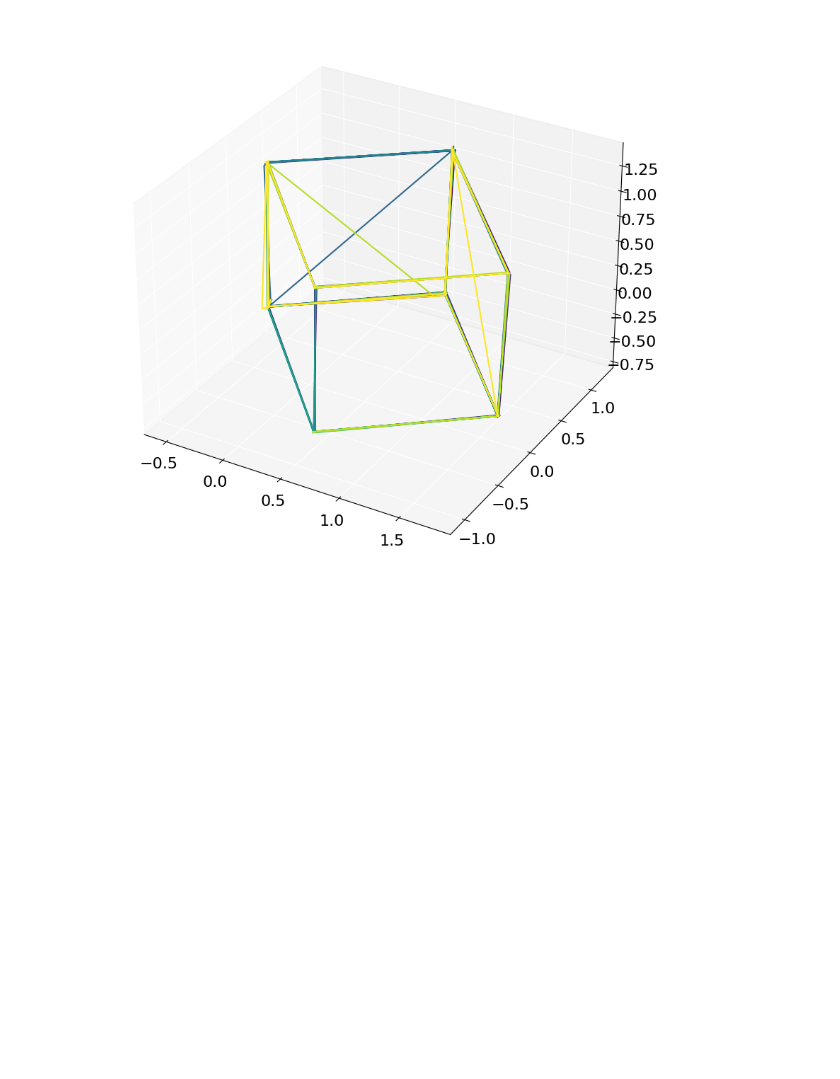
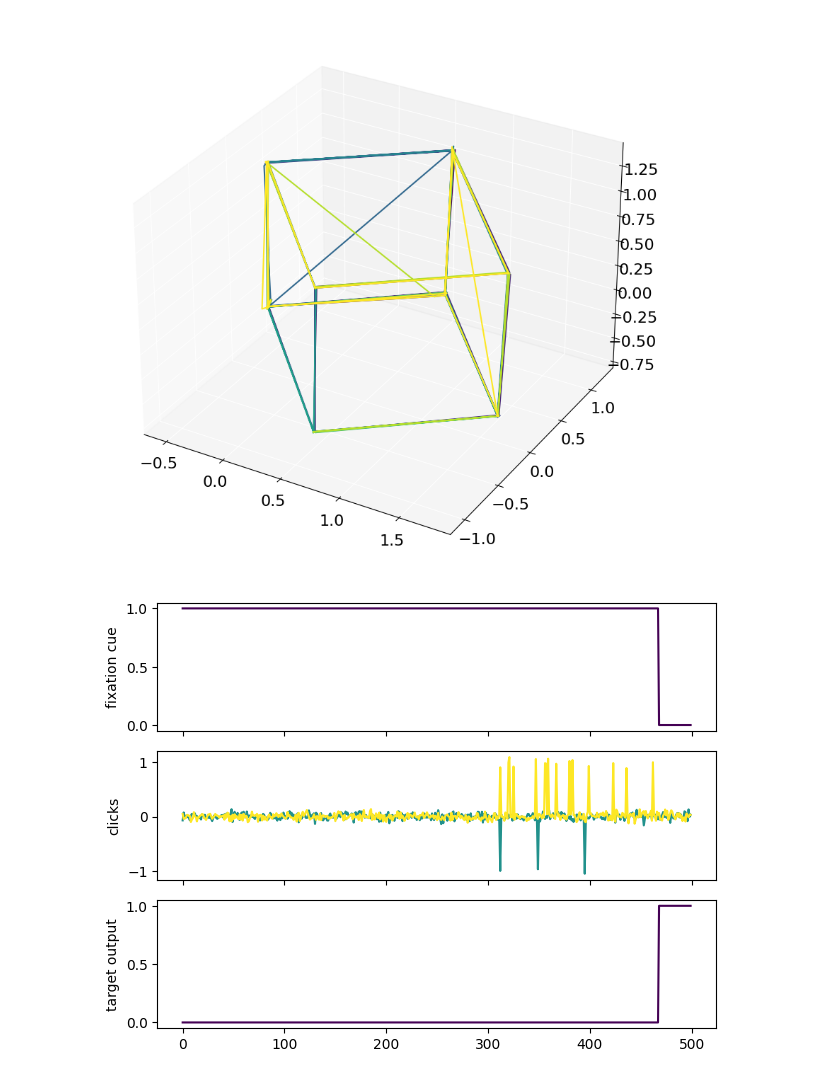
Before and after one commit to alejandradu/ComputationThruDynamicsBenchmark, a Jupyter notebook: examples/notebooks/Task_train+LINT.ipynb, the cells around one changed output. Cells and saved outputs as stored; diff of their text form; code cells hidden in the pictures; blank space fills up the shorter version.

```diff
--- a/examples/notebooks/Task_train+LINT.ipynb
+++ b/examples/notebooks/Task_train+LINT.ipynb
@@ -16,3 +16,13 @@ node_3bff = Analysis_TT(run_name = "node_3bff", filepath = path + "/")
 node_3bff.plot_trial_latents(num_trials = 10)
 # %% [output]
 [figure]
+# %%
+## Pclicks task
+
+from ctd.task_modeling.task_env.task_env import PClicks
+
+pc = PClicks(n_timesteps= 500, noise= 0.05, rateL=10)  # Hz
+
+pc.render()
+# %% [output]
+[figure, added]
```
Also changed, not shown: parts of 1 cell of this notebook, 16 other files.
